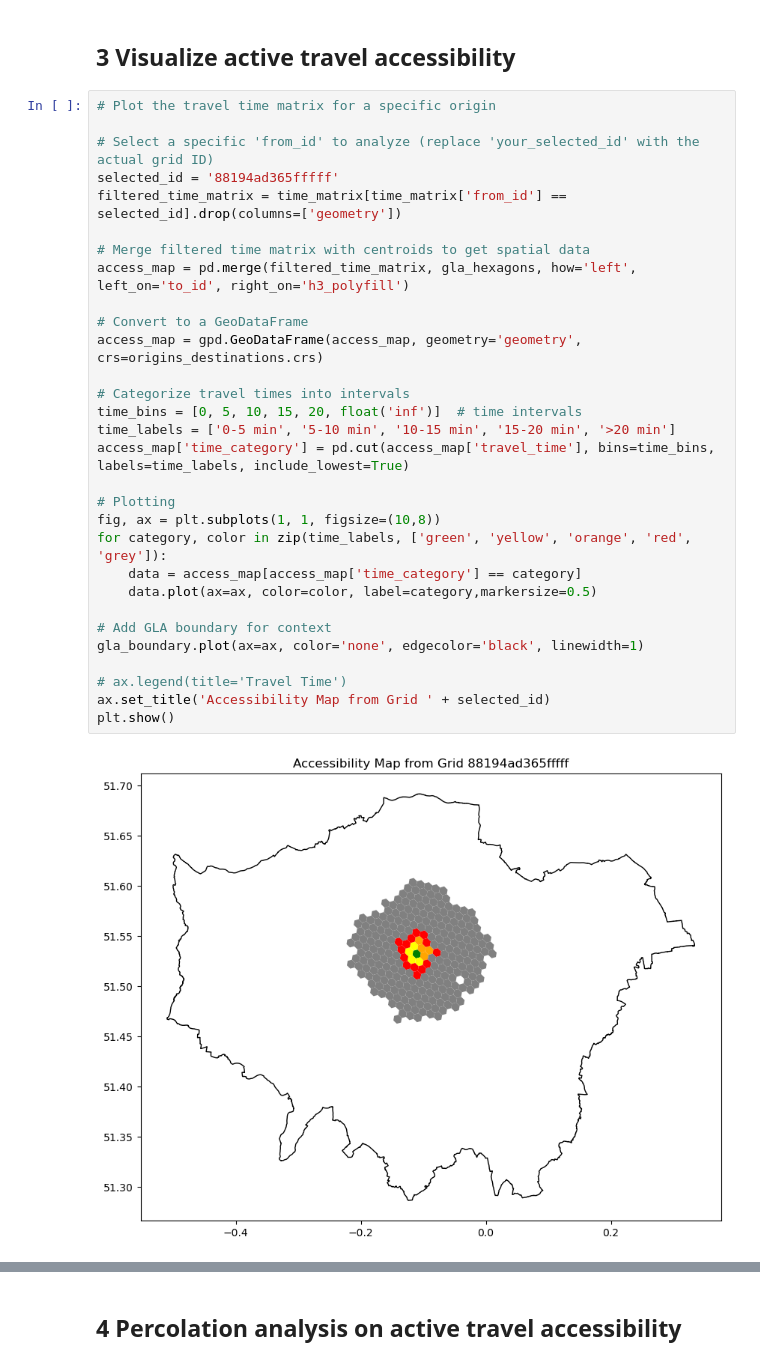
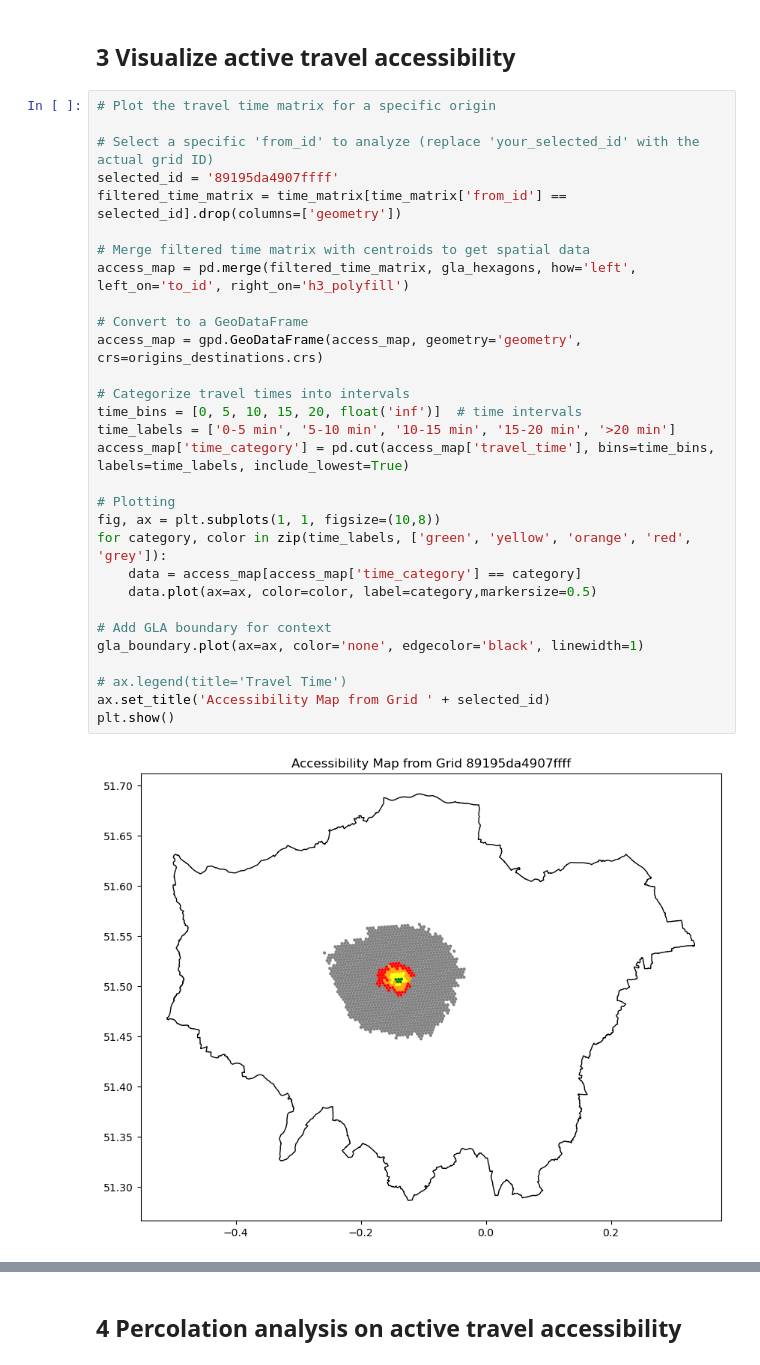
Before and after one commit to xnzhang-33/OSSEN-Workshop, a Jupyter notebook: ldn_access_percolation.ipynb, the cells around one changed output, grey strips where cells are left out. Cells and saved outputs as stored; diff of their text form.

```diff
--- a/ldn_access_percolation.ipynb
+++ b/ldn_access_percolation.ipynb
@@ -115,35 +137,35 @@ time_matrix = gpd.GeoDataFrame(valid_od_matrix, geometry='geometry')
 # %%
 # Plot the travel time matrix for a specific origin
 
 # Select a specific 'from_id' to analyze (replace 'your_selected_id' with the actual grid ID)
-selected_id = '88194ad365fffff'
+selected_id = '89195da4907ffff'
 filtered_time_matrix = time_matrix[time_matrix['from_id'] == selected_id].drop(columns=['geometry'])
 
 # Merge filtered time matrix with centroids to get spatial data
 access_map = pd.merge(filtered_time_matrix, gla_hexagons, how='left', left_on='to_id', right_on='h3_polyfill')
 
 # Convert to a GeoDataFrame
 access_map = gpd.GeoDataFrame(access_map, geometry='geometry', crs=origins_destinations.crs)
 
 # Categorize travel times into intervals
 time_bins = [0, 5, 10, 15, 20, float('inf')]  # time intervals
 time_labels = ['0-5 min', '5-10 min', '10-15 min', '15-20 min', '>20 min']
 access_map['time_category'] = pd.cut(access_map['travel_time'], bins=time_bins, labels=time_labels, include_lowest=True)
 
 # Plotting
 fig, ax = plt.subplots(1, 1, figsize=(10,8))
 for category, color in zip(time_labels, ['green', 'yellow', 'orange', 'red', 'grey']):
     data = access_map[access_map['time_category'] == category]
     data.plot(ax=ax, color=color, label=category,markersize=0.5)
 
 # Add GLA boundary for context
 gla_boundary.plot(ax=ax, color='none', edgecolor='black', linewidth=1)
 
 # ax.legend(title='Travel Time')
 ax.set_title('Accessibility Map from Grid ' + selected_id)
 plt.show()
 # %% [output]
-[figure, old version]
+[figure, new version]
 # %%
 # Plot the travel time matrix for multiple specific origin
 
```
Also changed, not shown: parts of 8 cells of this notebook, 4 other files.
